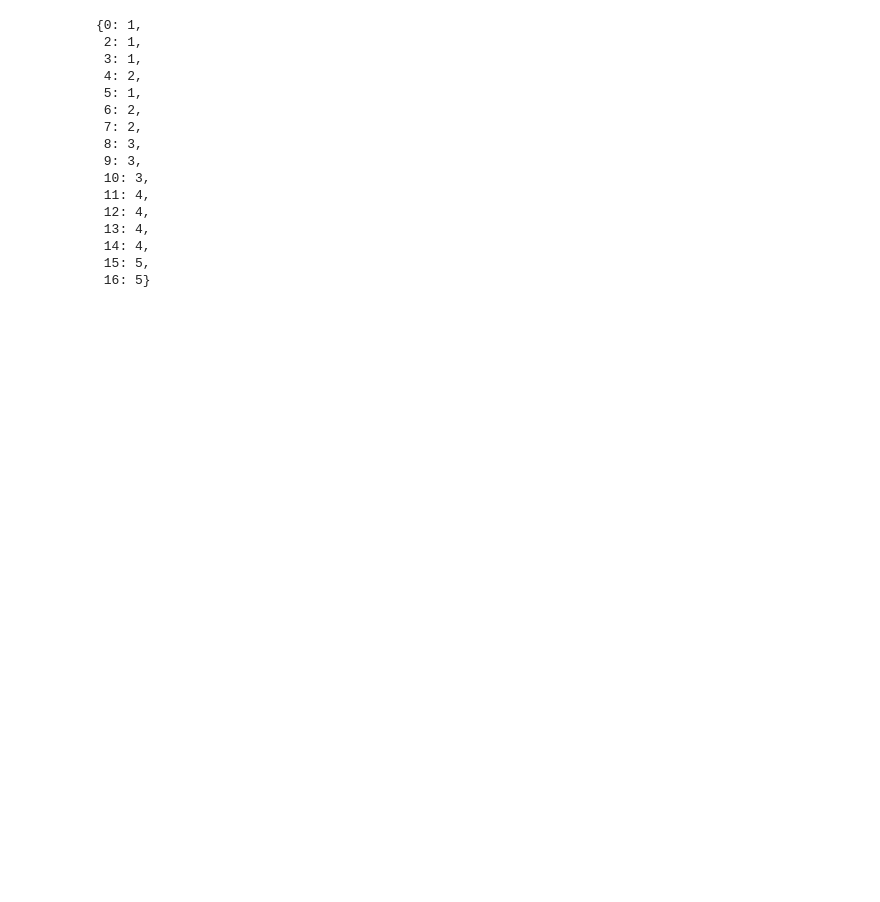
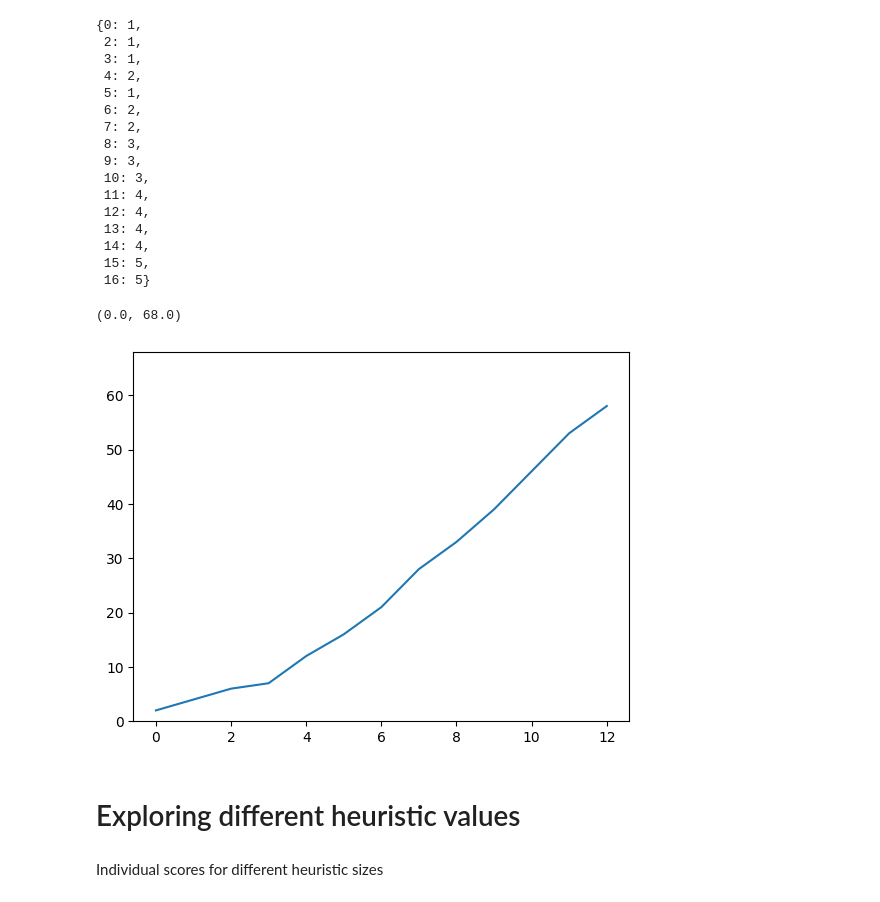
Before and after one commit to HeinDuijf/DiversityAbility, a Jupyter notebook: DataAnalysis.ipynb, the cells around one changed output. Saved outputs shown, nothing was run; the diff lists cells and outputs as text; code cells hidden in the pictures; blank space fills up the shorter version.

```diff
--- a/DataAnalysis.ipynb
+++ b/DataAnalysis.ipynb
@@ -444,3 +473,27 @@ dict(zip(coverage, weights))
  14: 4,
  15: 5,
  16: 5}
+# %%
+def qualified_agents(sources, heuristic_size = 5, percentile = 90):
+    all_possible_agents = [
+        Agent(id, heuristic, sources)
+        for id, heuristic in enumerate(sources.all_heuristics(heuristic_size))
+    ]
+    agent_scores = [agent.score for agent in all_possible_agents]
+    qualifying_score = np.percentile(agent_scores, percentile)
+    return [
+        agent for agent in all_possible_agents if agent.score >= qualifying_score
+    ]
+# %%
+sources = Sources(13)
+agents = qualified_agents(sources, heuristic_size = 5, percentile = 95)
+
+source_counts = np.empty(13)
+for source in range(13):
+    source_counts[source] = len([agent for agent in agents if source in agent.heuristic])
+max_count = max(source_counts)
+fig = sns.lineplot(source_counts)
+fig.set_ylim(0, max_count + 10)
+# %% [output]
+(0.0, 68.0)
+[figure, added]
@@ -446,0 +506,2 @@ dict(zip(coverage, weights))
+# %% [markdown]
+# Exploring different heuristic values
@@ -446,0 +615,2 @@ dict(zip(coverage, weights))
+# %% [markdown]
+Individual scores for different heuristic sizes
```
Also changed, not shown: parts of 18 cells of this notebook.
